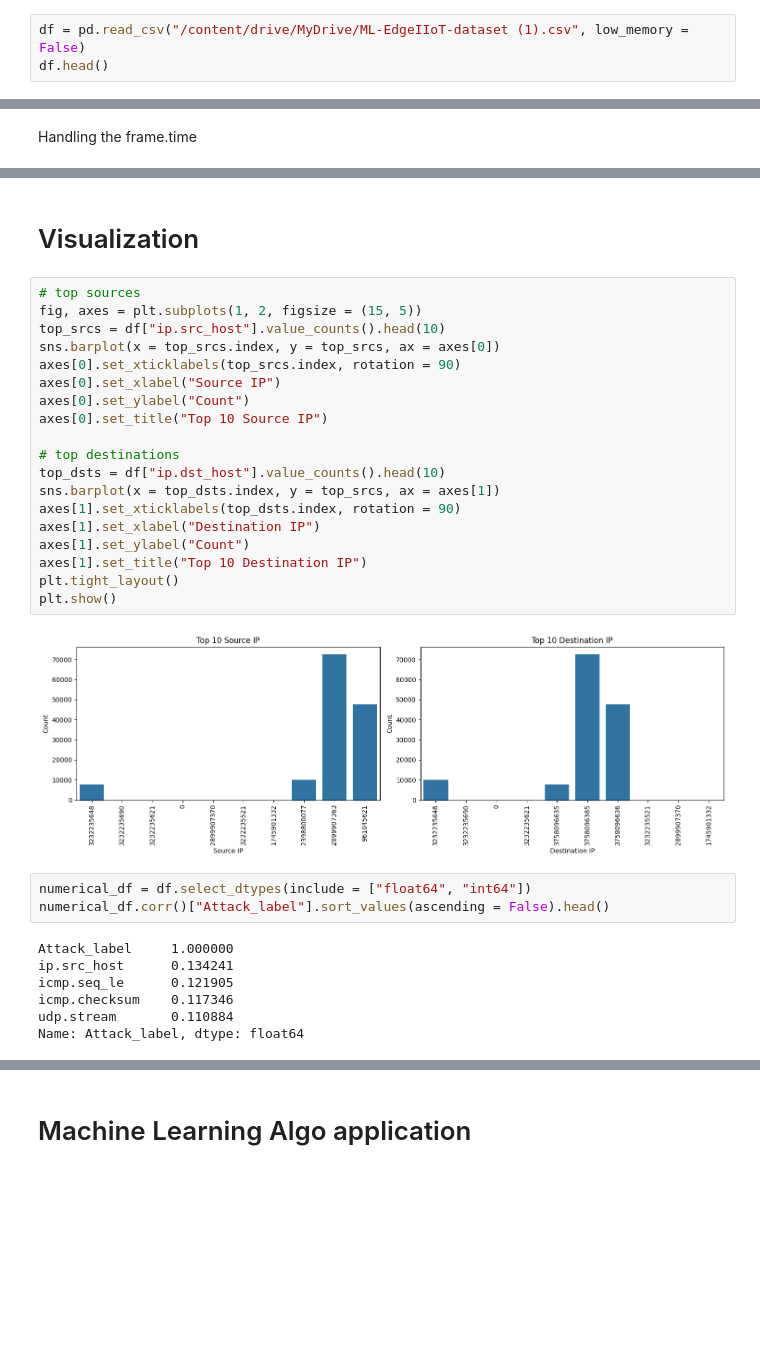
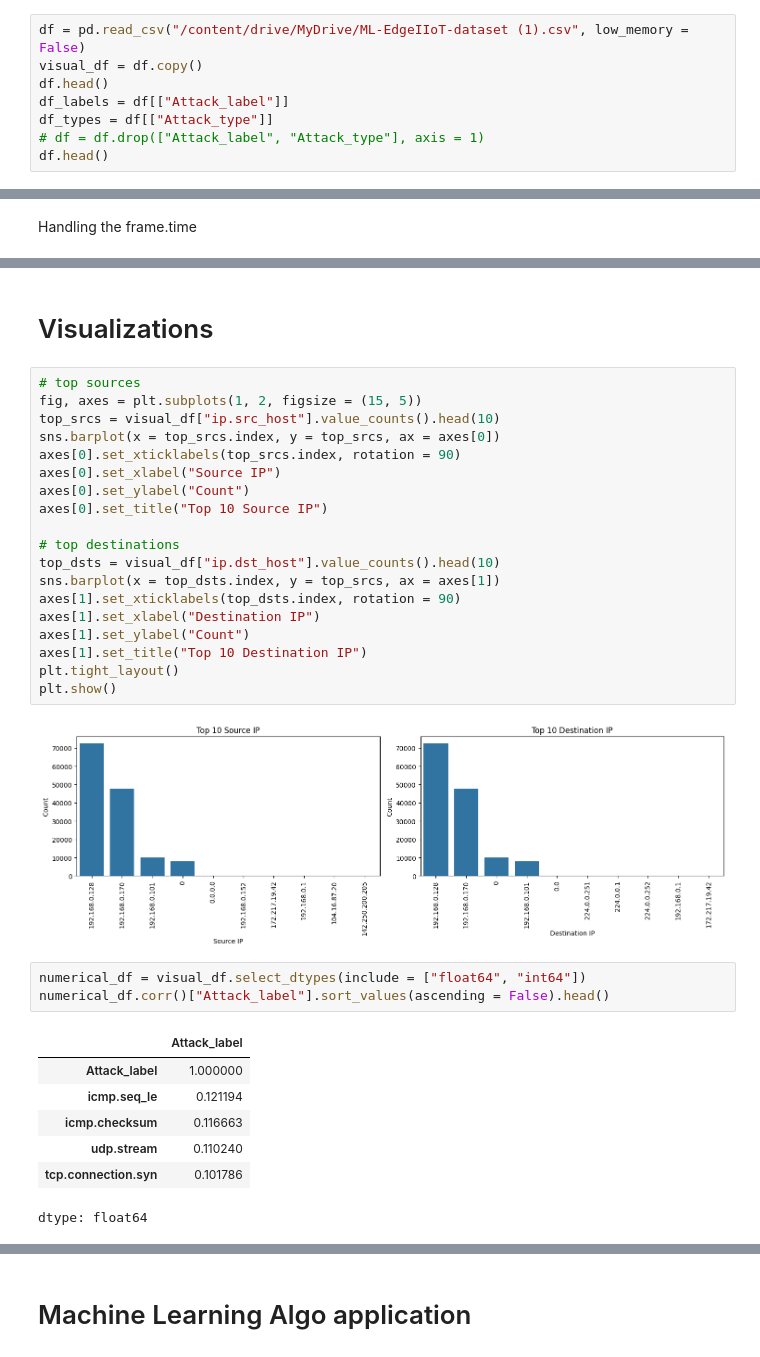
Before and after one commit to Nitincando1234/Nitin-Programming-Btech, a Jupyter notebook: ML/EdgeIIOT.ipynb, the cells around one changed output, grey strips where cells are left out. Drawn from its saved outputs; the diff is of its cells as text; blank space fills up the shorter version.

```diff
--- a/ML/EdgeIIOT.ipynb
+++ b/ML/EdgeIIOT.ipynb
@@ -14,3 +14,8 @@ ModuleNotFoundError: No module named 'google.colab'
 # %%
 df = pd.read_csv("/content/drive/MyDrive/ML-EdgeIIoT-dataset (1).csv", low_memory = False)
+visual_df = df.copy()
 df.head()
+df_labels = df[["Attack_label"]]
+df_types = df[["Attack_type"]]
+# df = df.drop(["Attack_label", "Attack_type"], axis = 1)
+df.head()
@@ -370,36 +451,37 @@ dtype: object
 # %% [markdown]
-# Visualization
+# Visualizations
 # %%
 # top sources
 fig, axes = plt.subplots(1, 2, figsize = (15, 5))
-top_srcs = df["ip.src_host"].value_counts().head(10)
+top_srcs = visual_df["ip.src_host"].value_counts().head(10)
 sns.barplot(x = top_srcs.index, y = top_srcs, ax = axes[0])
 axes[0].set_xticklabels(top_srcs.index, rotation = 90)
 axes[0].set_xlabel("Source IP")
 axes[0].set_ylabel("Count")
 axes[0].set_title("Top 10 Source IP")
 
 # top destinations
-top_dsts = df["ip.dst_host"].value_counts().head(10)
+top_dsts = visual_df["ip.dst_host"].value_counts().head(10)
 sns.barplot(x = top_dsts.index, y = top_srcs, ax = axes[1])
 axes[1].set_xticklabels(top_dsts.index, rotation = 90)
 axes[1].set_xlabel("Destination IP")
 axes[1].set_ylabel("Count")
 axes[1].set_title("Top 10 Destination IP")
 plt.tight_layout()
 plt.show()
 # %% [output]
-[figure, old version]
+[figure, new version]
 # %%
-numerical_df = df.select_dtypes(include = ["float64", "int64"])
+numerical_df = visual_df.select_dtypes(include = ["float64", "int64"])
 numerical_df.corr()["Attack_label"].sort_values(ascending = False).head()
 # %% [output]
+|  | Attack_label |
+| Attack_label | 1.000000 |
+| icmp.seq_le | 0.121194 |
+| icmp.checksum | 0.116663 |
+| udp.stream | 0.110240 |
+| tcp.connection.syn | 0.101786 |
-Attack_label     1.000000
-ip.src_host      0.134241
-icmp.seq_le      0.121905
-icmp.checksum    0.117346
-udp.stream       0.110884
-Name: Attack_label, dtype: float64
+dtype: float64
 # %%
 sns.heatmap(numerical_df.corr())
 # %% [output]
```
Also changed, not shown: parts of 97 cells of this notebook, 17 other files.
